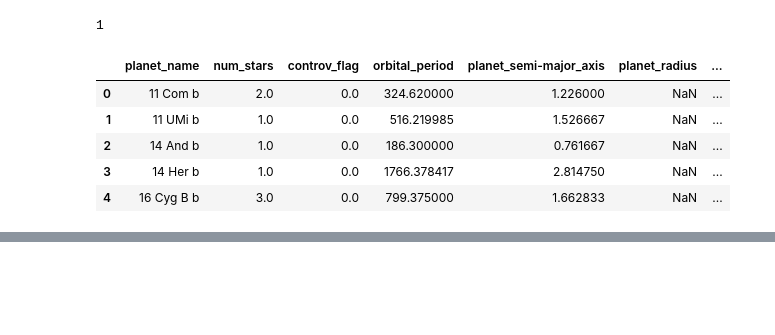
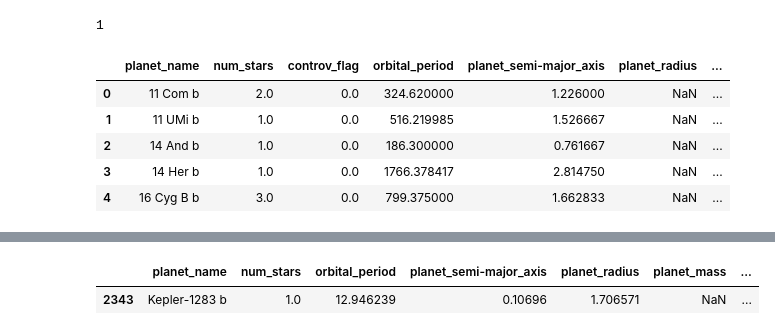
Before and after one commit to brsm3129/HabitablePlanets, a Jupyter notebook: DataCollection.ipynb, the cells around one changed output, grey strips where cells are left out. Cells and saved outputs as stored; diff of their text form; code cells hidden in the pictures; blank space fills up the shorter version.

```diff
--- a/DataCollection.ipynb
+++ b/DataCollection.ipynb
@@ -76,0 +189,7 @@ proj_data.head()
+# %%
+insol_habit = insol_flux[(insol_flux['insolation_flux'] >= 175) & (insol_flux['insolation_flux'] <= 300)]
+both_habit = insol_habit[(insol_habit['equi_temp'] < 800)]
+both_habit
+# %% [output]
+|  | planet_name | num_stars | orbital_period | planet_semi-major_axis | planet_radius | planet_mass | ... |
+| 2343 | Kepler-1283 b | 1.0 | 12.946239 | 0.10696 | 1.706571 | NaN | ... |
```
Also changed, not shown: parts of 10 cells of this notebook.
